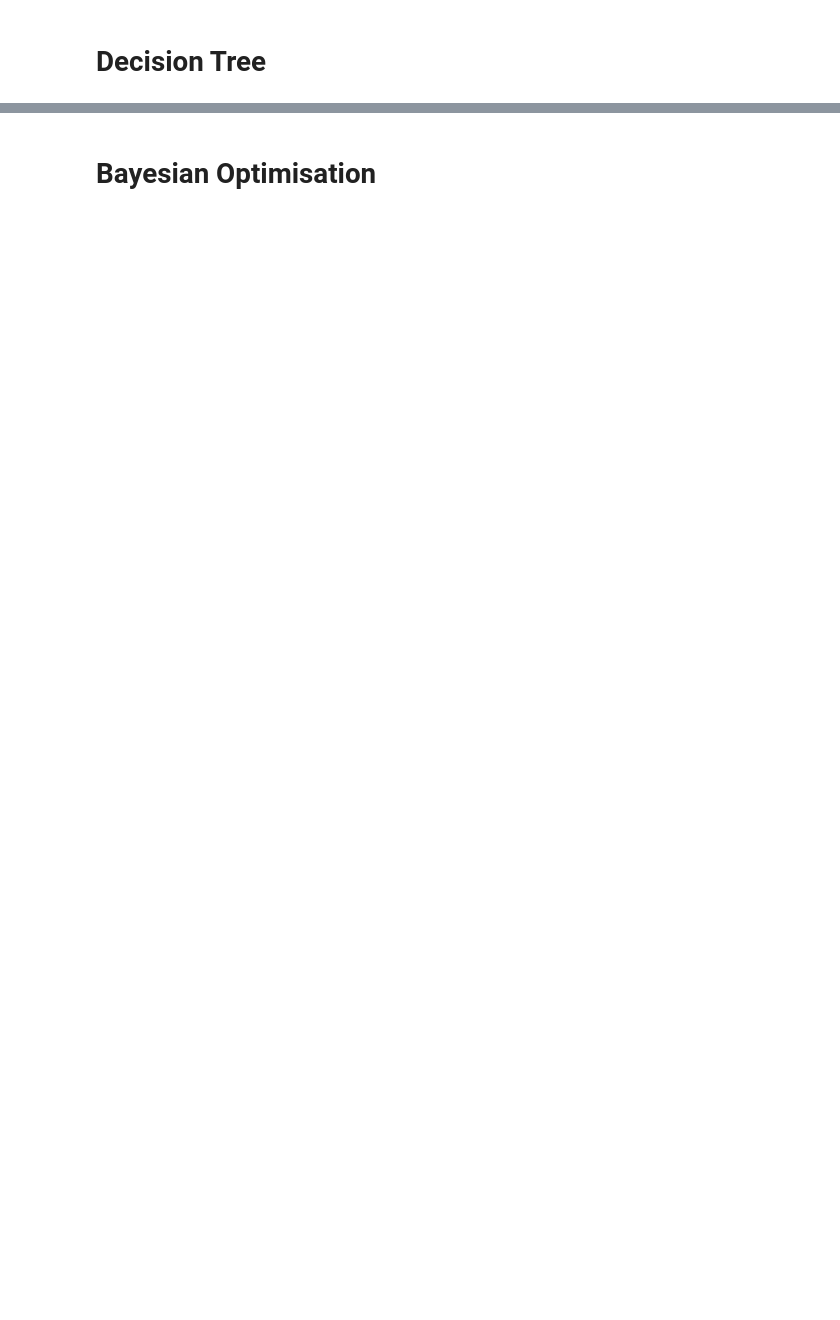
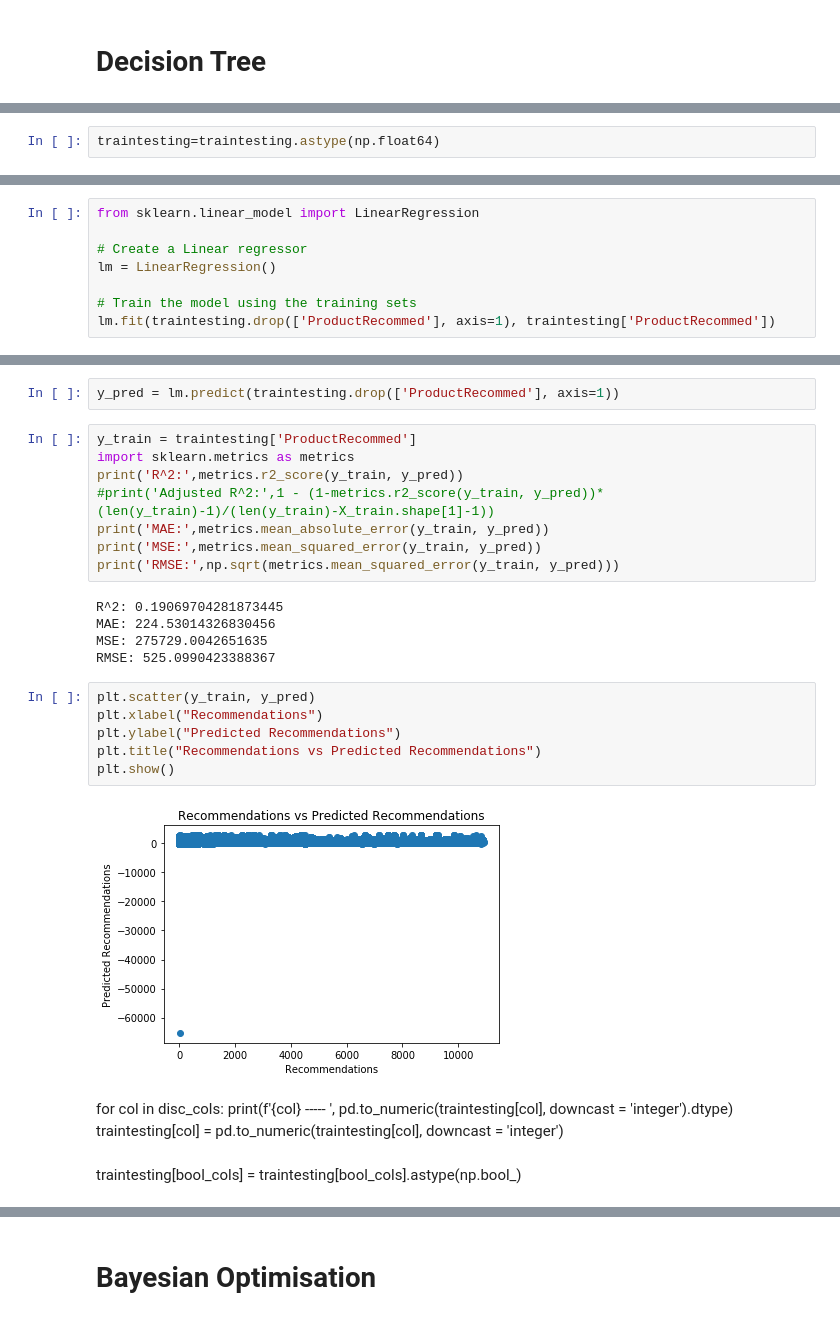
Before and after one commit to PRINCEMAIN/Python, a Jupyter notebook: santander-starter.ipynb, the cells around one changed output, grey strips where cells are left out. Cells and saved outputs as stored; diff of their text form; blank space fills up the shorter version.

```diff
--- a/santander-starter.ipynb
+++ b/santander-starter.ipynb
@@ -950,0 +1268,2 @@ PImage(graph.create_png())
+# %%
+traintesting=traintesting.astype(np.float64)
@@ -950,0 +1315,8 @@ PImage(graph.create_png())
+# %%
+from sklearn.linear_model import LinearRegression
+
+# Create a Linear regressor
+lm = LinearRegression()
+
+# Train the model using the training sets
+lm.fit(traintesting.drop(['ProductRecommed'], axis=1), traintesting['ProductRecommed'])
@@ -950,0 +1366,29 @@ PImage(graph.create_png())
+# %%
+y_pred = lm.predict(traintesting.drop(['ProductRecommed'], axis=1))
+# %%
+y_train = traintesting['ProductRecommed']
+import sklearn.metrics as metrics
+print('R^2:',metrics.r2_score(y_train, y_pred))
+#print('Adjusted R^2:',1 - (1-metrics.r2_score(y_train, y_pred))*(len(y_train)-1)/(len(y_train)-X_train.shape[1]-1))
+print('MAE:',metrics.mean_absolute_error(y_train, y_pred))
+print('MSE:',metrics.mean_squared_error(y_train, y_pred))
+print('RMSE:',np.sqrt(metrics.mean_squared_error(y_train, y_pred)))
+# %% [output]
+R^2: 0.19069704281873445
+MAE: 224.53014326830456
+MSE: 275729.0042651635
+RMSE: 525.0990423388367
+# %%
+plt.scatter(y_train, y_pred)
+plt.xlabel("Recommendations")
+plt.ylabel("Predicted Recommendations")
+plt.title("Recommendations vs Predicted Recommendations")
+plt.show()
+# %% [output]
+[figure, added]
+# %% [markdown]
+for col in disc_cols:
+    print(f'{col} ----- ', pd.to_numeric(traintesting[col], downcast = 'integer').dtype)
+    traintesting[col] = pd.to_numeric(traintesting[col], downcast = 'integer')
+# %% [markdown]
+traintesting[bool_cols] = traintesting[bool_cols].astype(np.bool_)
```
Also changed, not shown: parts of 146 cells of this notebook.
